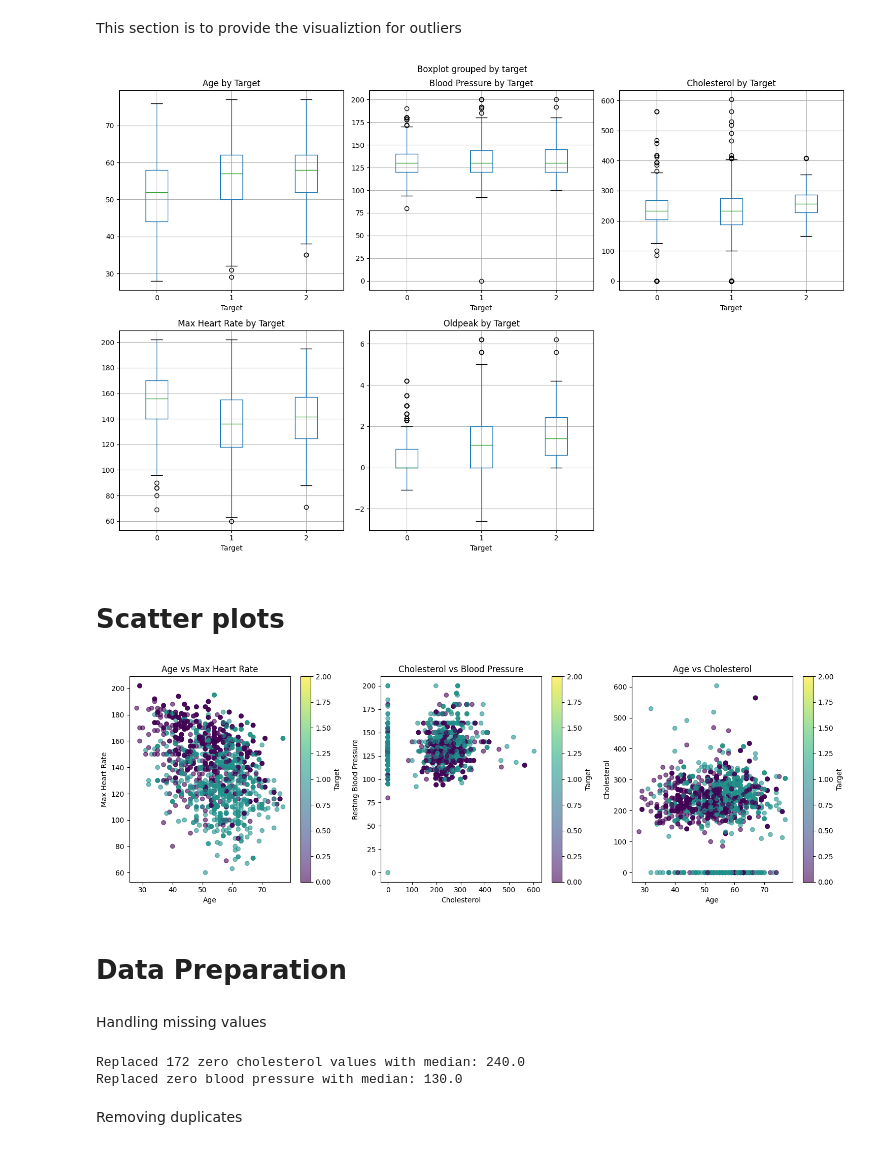
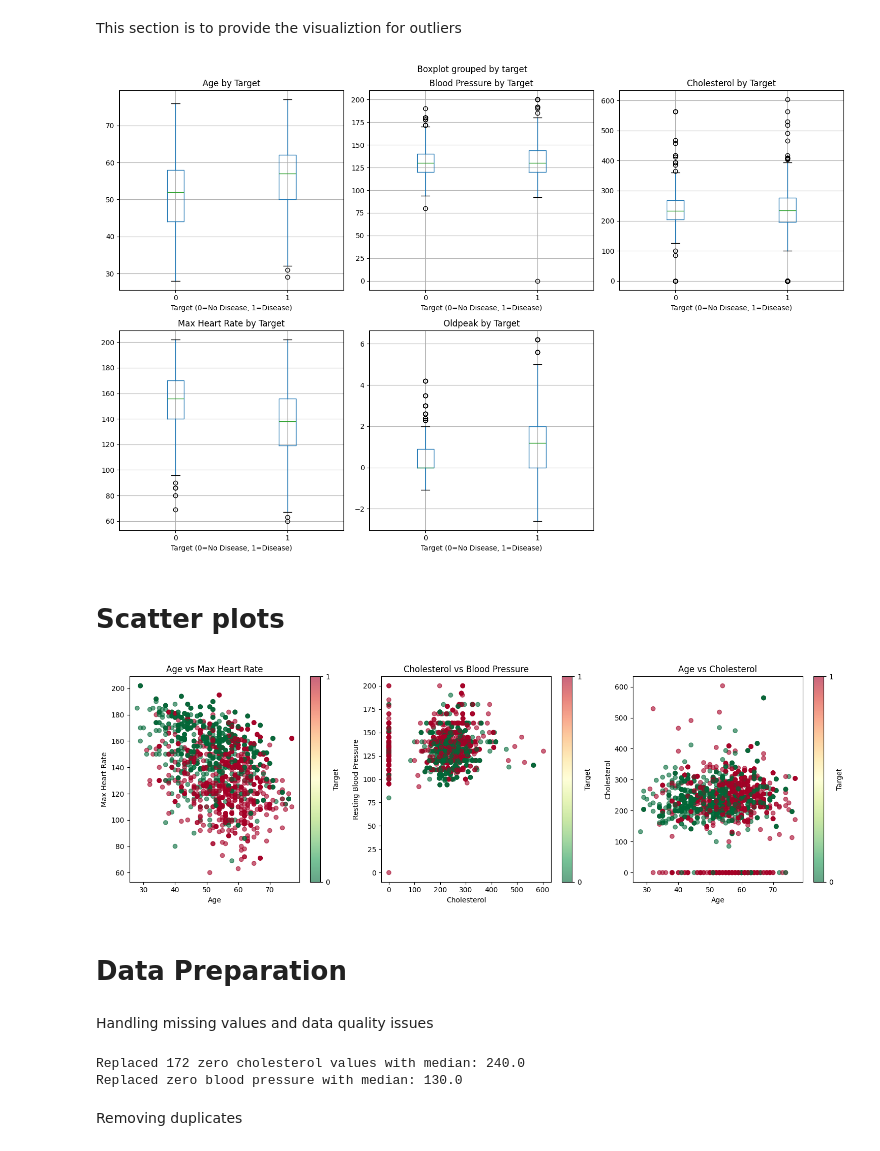
Before and after one commit to 00017024/ML_Project_17024, a Jupyter notebook: analysis.ipynb, the cells around one changed output. Cells and saved outputs as stored; diff of their text form; code cells hidden in the pictures.

```diff
--- a/analysis.ipynb
+++ b/analysis.ipynb
@@ -61,0 +73,12 @@ Name: proportion, dtype: float64
+# %%
+df['target_binary'] = df['target'].apply(lambda x: 0 if x == 0 else 1)
+
+print("\nBinary target distribution:")
+print("0 = No Disease, 1 = Disease Present (any severity)")
+print(df['target_binary'].value_counts().sort_index())
+print("\nBinary percentage distribution:")
+print(df['target_binary'].value_counts(normalize=True).sort_index() * 100)
+
+# Replace original target with binary target
+df['target'] = df['target_binary']
+df = df.drop('target_binary', axis=1)
@@ -154,79 +193,76 @@ fig, axes = plt.subplots(2, 3, figsize=(15, 10))
 
 df.boxplot(column='age', by='target', ax=axes[0, 0])
 axes[0, 0].set_title('Age by Target')
-axes[0, 0].set_xlabel('Target')
+axes[0, 0].set_xlabel('Target (0=No Disease, 1=Disease)')
 
 df.boxplot(column='trestbps', by='target', ax=axes[0, 1])
 axes[0, 1].set_title('Blood Pressure by Target')
-axes[0, 1].set_xlabel('Target')
+axes[0, 1].set_xlabel('Target (0=No Disease, 1=Disease)')
 
 df.boxplot(column='cholesterol', by='target', ax=axes[0, 2])
 axes[0, 2].set_title('Cholesterol by Target')
-axes[0, 2].set_xlabel('Target')
+axes[0, 2].set_xlabel('Target (0=No Disease, 1=Disease)')
 
 df.boxplot(column='max heart rate', by='target', ax=axes[1, 0])
 axes[1, 0].set_title('Max Heart Rate by Target')
-axes[1, 0].set_xlabel('Target')
+axes[1, 0].set_xlabel('Target (0=No Disease, 1=Disease)')
 
 df.boxplot(column='oldpeak', by='target', ax=axes[1, 1])
 axes[1, 1].set_title('Oldpeak by Target')
-axes[1, 1].set_xlabel('Target')
+axes[1, 1].set_xlabel('Target (0=No Disease, 1=Disease)')
 
 fig.delaxes(axes[1, 2])
 plt.tight_layout()
 plt.show()
 # %% [output]
-[figure, old version]
+[figure, new version]
 # %% [markdown]
 # Scatter plots
 # %%
 fig, axes = plt.subplots(1, 3, figsize=(15, 5))
 
-scatter1 = axes[0].scatter(df['age'], df['max heart rate'], c=df['target'], cmap='viridis', alpha=0.6)
+scatter1 = axes[0].scatter(df['age'], df['max heart rate'], c=df['target'], cmap='RdYlGn_r', alpha=0.6)
 axes[0].set_xlabel('Age')
 axes[0].set_ylabel('Max Heart Rate')
 axes[0].set_title('Age vs Max Heart Rate')
-plt.colorbar(scatter1, ax=axes[0], label='Target')
+plt.colorbar(scatter1, ax=axes[0], label='Target', ticks=[0, 1])
 
-scatter2 = axes[1].scatter(df['cholesterol'], df['trestbps'], c=df['target'], cmap='viridis', alpha=0.6)
+scatter2 = axes[1].scatter(df['cholesterol'], df['trestbps'], c=df['target'], cmap='RdYlGn_r', alpha=0.6)
 axes[1].set_xlabel('Cholesterol')
 axes[1].set_ylabel('Resting Blood Pressure')
 axes[1].set_title('Cholesterol vs Blood Pressure')
-plt.colorbar(scatter2, ax=axes[1], label='Target')
+plt.colorbar(scatter2, ax=axes[1], label='Target', ticks=[0, 1])
 
-scatter3 = axes[2].scatter(df['age'], df['cholesterol'], c=df['target'], cmap='viridis', alpha=0.6)
+scatter3 = axes[2].scatter(df['age'], df['cholesterol'], c=df['target'], cmap='RdYlGn_r', alpha=0.6)
 axes[2].set_xlabel('Age')
 axes[2].set_ylabel('Cholesterol')
 axes[2].set_title('Age vs Cholesterol')
-plt.colorbar(scatter3, ax=axes[2], label='Target')
+plt.colorbar(scatter3, ax=axes[2], label='Target', ticks=[0, 1])
 
 plt.tight_layout()
 plt.show()
 # %% [output]
-[figure, old version]
+[figure, new version]
 # %% [markdown]
 # Data Preparation
 # %% [markdown]
-Handling missing values
+Handling missing values and data quality issues
-# %%
-import numpy as np
-
-# Create a copy for cleaning
-df_clean = df.copy()
-
-# Replace 0 cholesterol with median (0 is medically impossible)
-cholesterol_median = df_clean[df_clean['cholesterol'] > 0]['cholesterol'].median()
-df_clean.loc[df_clean['cholesterol'] == 0, 'cholesterol'] = cholesterol_median
-print(f"Replaced {(df['cholesterol'] == 0).sum()} zero cholesterol values with median: {cholesterol_median}")
-
-# Replace 0 blood pressure with median
-if (df_clean['trestbps'] == 0).sum() > 0:
-    bp_median = df_clean[df_clean['trestbps'] > 0]['trestbps'].median()
-    df_clean.loc[df_clean['trestbps'] == 0, 'trestbps'] = bp_median
-    print(f"Replaced zero blood pressure with median: {bp_median}")
-# %% [output]
-Replaced 172 zero cholesterol values with median: 240.0
-Replaced zero blood pressure with median: 130.0
+# %%
+df_clean = df.copy()
+
+# Replacing 0 cholesterol with median (0 is medically impossible)
+cholesterol_median = df_clean[df_clean['cholesterol'] > 0]['cholesterol'].median()
+df_clean.loc[df_clean['cholesterol'] == 0, 'cholesterol'] = cholesterol_median
+print(f"Replaced {(df['cholesterol'] == 0).sum()} zero cholesterol values with median: {cholesterol_median}")
+
+# Replacing 0 blood pressure with median
+if (df_clean['trestbps'] == 0).sum() > 0:
+    bp_median = df_clean[df_clean['trestbps'] > 0]['trestbps'].median()
+    df_clean.loc[df_clean['trestbps'] == 0, 'trestbps'] = bp_median
+    print(f"Replaced zero blood pressure with median: {bp_median}")
+# %% [output]
+Replaced 172 zero cholesterol values with median: 240.0
+Replaced zero blood pressure with median: 130.0
 # %% [markdown]
 Removing duplicates
 # %%
```
Also changed, not shown: parts of 30 cells of this notebook.
